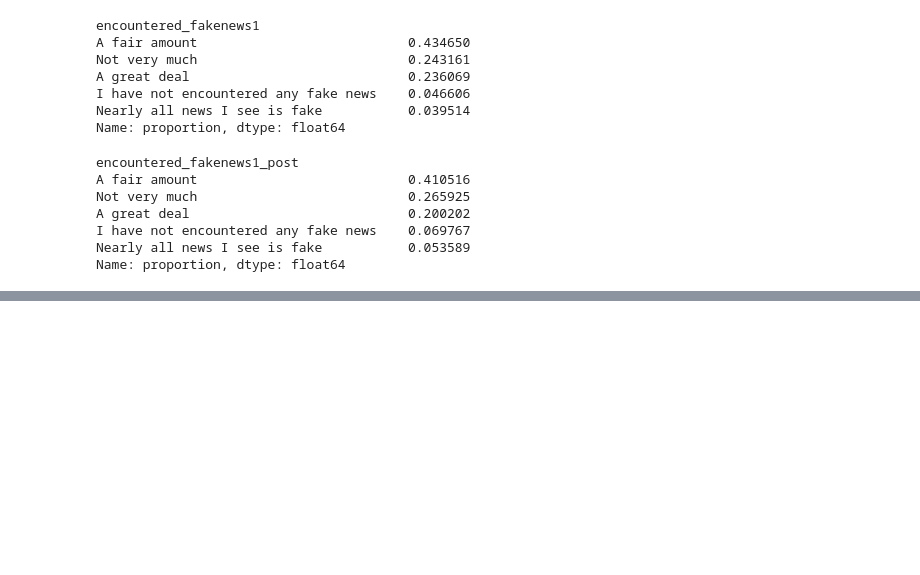
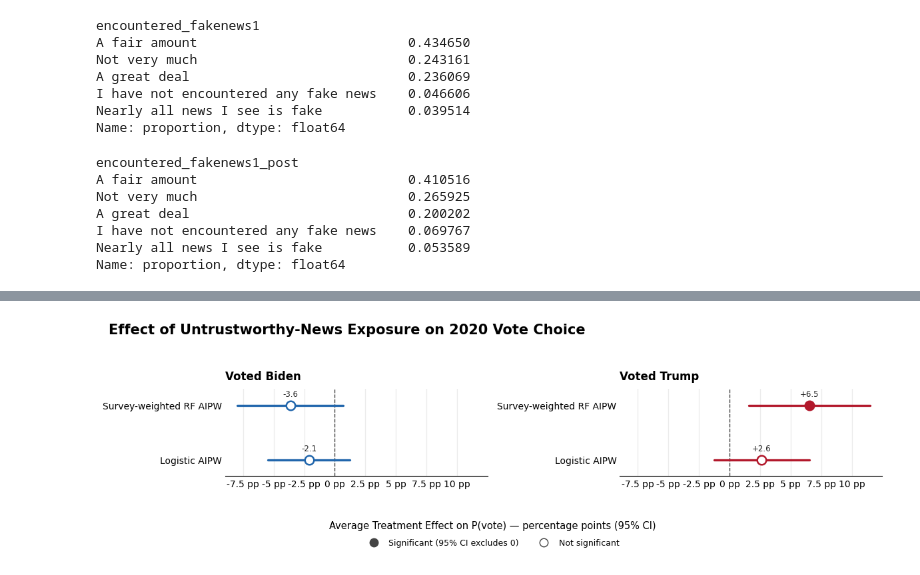
Before and after one commit to rickyrojas311/untrustworthy_news_effects, a Jupyter notebook: ricky_exploration.ipynb, the cells around one changed output, grey strips where cells are left out. Drawn from its saved outputs; the diff is of its cells as text; code cells hidden in the pictures; blank space fills up the shorter version.

```diff
--- a/ricky_exploration.ipynb
+++ b/ricky_exploration.ipynb
@@ -166 +75,6 @@ Mean unconditional Trump support: 35.46%
+# %%
+raw_post_weights = df.loc[df_clean.index, "weight_post"].fillna(1.0).values
+lo, hi = np.percentile(raw_post_weights, [5, 95])
+survey_weights = np.clip(raw_post_weights, lo, hi)
+survey_weights = survey_weights / survey_weights.mean()
 # %%
@@ -1432,0 +549,86 @@ Fitting dose-response models on (T, X)... done.
+# %%
+import matplotlib.pyplot as plt
+import matplotlib.ticker as mtick
+from matplotlib.lines import Line2D
+
+BIDEN_C, TRUMP_C, NOC_C = "#2166AC", "#B2182B", "#6E6E6E"
+
+sig_legend = [
+    Line2D([0], [0], marker="o", color="w", markerfacecolor="#444", markeredgecolor="#444",
+           markersize=9, label="Significant (95% CI excludes 0)"),
+    Line2D([0], [0], marker="o", color="w", markerfacecolor="white", markeredgecolor="#444",
+           markersize=9, label="Not significant"),
+]
+
+
+def forest_panel(ax, rows, title="", scale=100):
+    y = np.arange(len(rows))[::-1]
+    for yi, r in zip(y, rows):
+        est, lo, hi = r["est"] * scale, r["lo"] * scale, r["hi"] * scale
+        sig = not (r["lo"] < 0 < r["hi"])
+        ax.plot([lo, hi], [yi, yi], color=r["color"], lw=2.4, solid_capstyle="round", zorder=2)
+        ax.scatter([est], [yi], s=95, zorder=3, edgecolor=r["color"], linewidth=1.8,
+                   facecolor=r["color"] if sig else "white")
+        ax.annotate(f"{est:+.1f}", (est, yi), textcoords="offset points",
+                    xytext=(0, 10), ha="center", fontsize=8.5, color="#222222")
+    ax.axvline(0, color="#444444", ls="--", lw=1, zorder=1)
+    ax.set_yticks(y)
+    ax.set_yticklabels([r["label"] for r in rows], fontsize=10)
+    if title:
+        ax.set_title(title, fontsize=12, fontweight="bold", loc="left", pad=10)
+    ax.xaxis.set_major_formatter(mtick.FormatStrFormatter("%g pp"))
+    ax.grid(axis="x", color="0.92", lw=0.9)
+    ax.set_axisbelow(True)
+    for s in ("top", "right", "left"):
+        ax.spines[s].set_visible(False)
+    ax.tick_params(length=0)
+    ax.margins(y=0.30)
+
+
+def row(label, res, color):
+    return dict(label=label, est=res["ate"], lo=res["ci_lo"], hi=res["ci_hi"], color=color)
+
+
+# Binary ATE
+fig, axes = plt.subplots(1, 2, figsize=(12, 3.0), sharex=True)
+forest_panel(axes[0], [row("Survey-weighted RF AIPW", rf_aipw_results["Voted for Biden"], BIDEN_C),
+                       row("Logistic AIPW", param_aipw_results["Voted for Biden"], BIDEN_C)], "Voted Biden")
+forest_panel(axes[1], [row("Survey-weighted RF AIPW", rf_aipw_results["Voted for Trump"], TRUMP_C),
+                       row("Logistic AIPW", param_aipw_results["Voted for Trump"], TRUMP_C)], "Voted Trump")
+fig.supxlabel("Average Treatment Effect on P(vote) — percentage points (95% CI)", fontsize=10.5, y=0.0)
+fig.suptitle("Effect of Untrustworthy-News Exposure on 2020 Vote Choice",
+             fontsize=15, fontweight="bold", x=0.02, ha="left", y=1.04)
+fig.legend(handles=sig_legend, loc="lower center", ncol=2, frameon=False, fontsize=9, bbox_to_anchor=(0.5, -0.12))
+fig.tight_layout(rect=[0, 0.06, 1, 0.97])
+plt.show()
+
+# Negative-control test
+nc_rows = [
+    row("2020 Trump vote", rf_aipw_results["Voted for Trump"], TRUMP_C),
+    row("2020 Biden vote", rf_aipw_results["Voted for Biden"], BIDEN_C),
+    dict(label="2016 Trump vote  (NOC)", est=ate_noc_rf, lo=ci_lo_noc, hi=ci_hi_noc, color=NOC_C),
+]
+fig, ax = plt.subplots(figsize=(9.5, 3.2))
+forest_panel(ax, nc_rows)
+ax.set_xlabel("ATE on P(vote) — percentage points (95% CI)", fontsize=9.5)
+fig.suptitle("Negative-Control Test", fontsize=15, fontweight="bold", x=0.02, ha="left", y=1.02)
+fig.legend(handles=sig_legend, loc="lower center", ncol=2, frameon=False, fontsize=9, bbox_to_anchor=(0.5, -0.12))
+fig.tight_layout(rect=[0, 0.05, 1, 0.96])
+plt.show()
+
+# Continuous-dose DML
+dml_rows = [
+    dict(label="Voted Trump", est=res_t_r["theta"], lo=res_t_r["ci_lo"], hi=res_t_r["ci_hi"], color=TRUMP_C),
+    dict(label="Voted Biden", est=res_b_r["theta"], lo=res_b_r["ci_lo"], hi=res_b_r["ci_hi"], color=BIDEN_C),
+]
+fig, ax = plt.subplots(figsize=(7.2, 2.6))
+forest_panel(ax, dml_rows)
+ax.set_xlabel("DML marginal effect per additional article — pp (95% CI)", fontsize=9.5)
+fig.suptitle("Continuous-Dose Effect (Double Machine Learning)",
+             fontsize=13.5, fontweight="bold", x=0.02, ha="left", y=1.12)
+fig.text(0.02, 0.95, "Restricted to respondents seeing ≤10 untrustworthy articles", fontsize=9, color="#555555")
+fig.legend(handles=sig_legend, loc="lower center", ncol=2, frameon=False, fontsize=8.5, bbox_to_anchor=(0.5, -0.18))
+fig.tight_layout(rect=[0, 0.07, 1, 0.90])
+plt.show()
+# %% [output]
+[figure, added]
```
Also changed, not shown: parts of 12 cells of this notebook, 5 other files.
